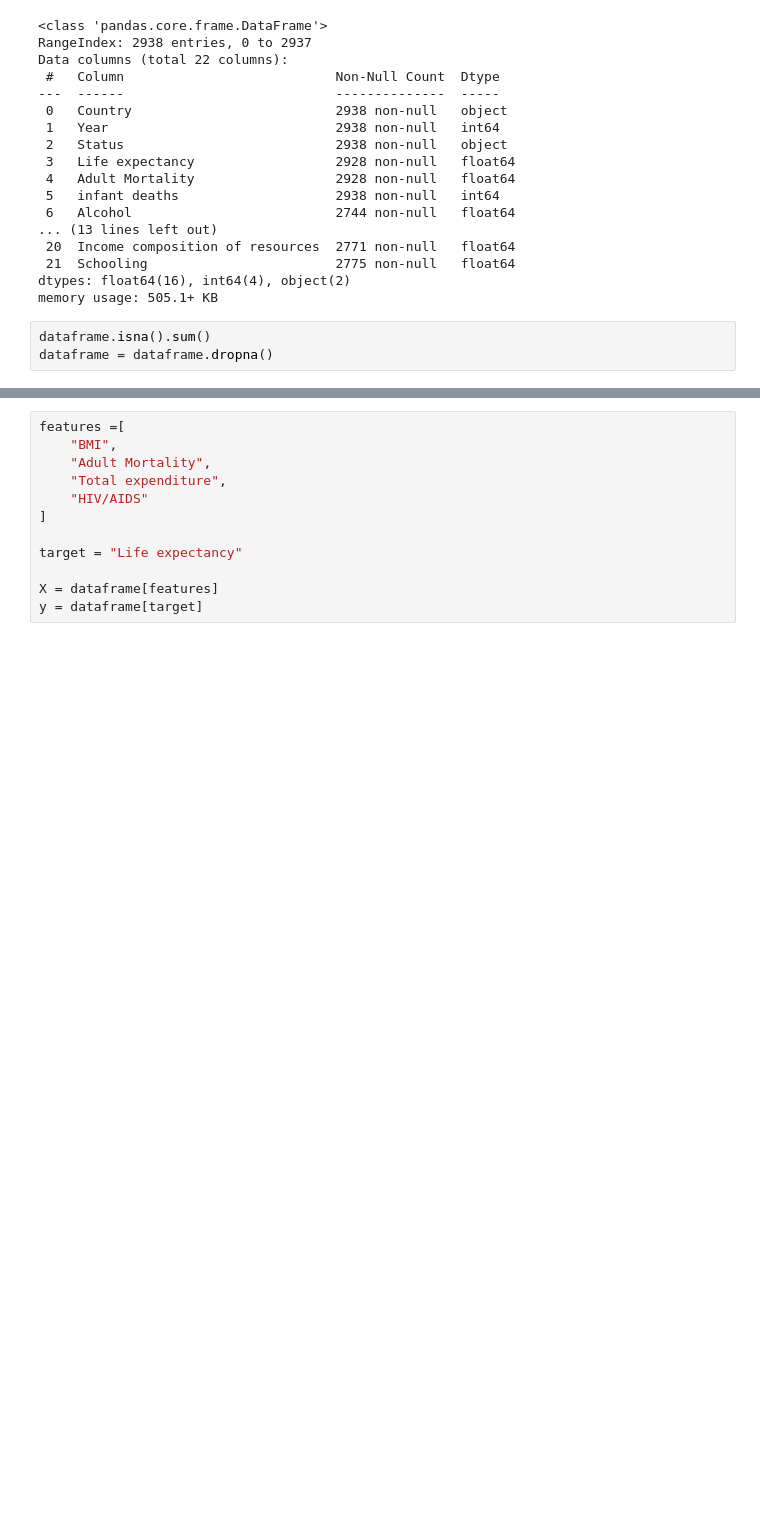
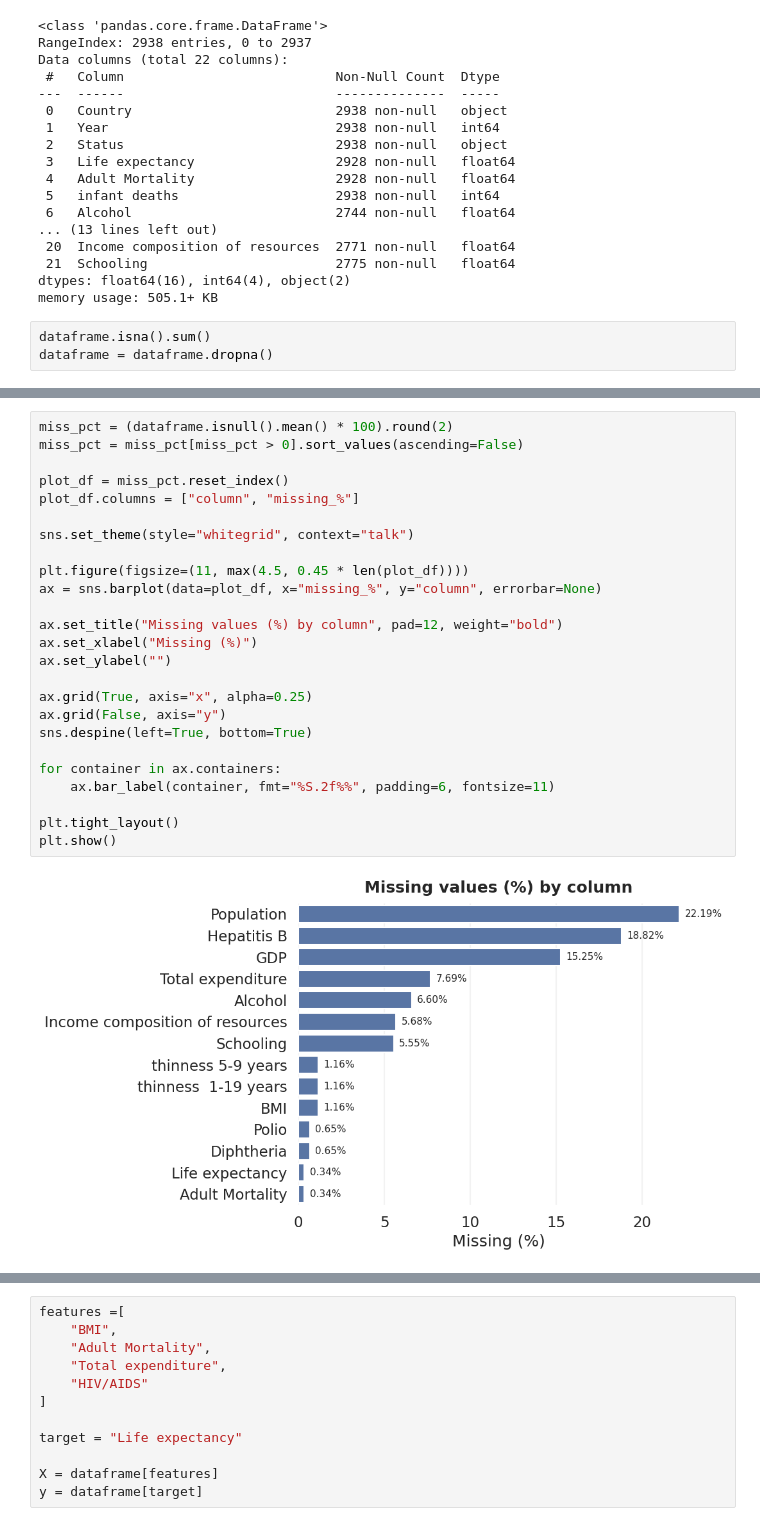
Before and after one commit to LukaMladicevic/UNP-LifeExpectancy, a Jupyter notebook: life_expectancy.ipynb, the cells around one changed output, grey strips where cells are left out. Cells and saved outputs as stored; diff of their text form; blank space fills up the shorter version.

```diff
--- a/life_expectancy.ipynb
+++ b/life_expectancy.ipynb
@@ -44,0 +90,27 @@ dataframe = dataframe.dropna()
+# %%
+miss_pct = (dataframe.isnull().mean() * 100).round(2)
+miss_pct = miss_pct[miss_pct > 0].sort_values(ascending=False)
+
+plot_df = miss_pct.reset_index()
+plot_df.columns = ["column", "missing_%"]
+
+sns.set_theme(style="whitegrid", context="talk")
+
+plt.figure(figsize=(11, max(4.5, 0.45 * len(plot_df))))
+ax = sns.barplot(data=plot_df, x="missing_%", y="column", errorbar=None)
+
+ax.set_title("Missing values (%) by column", pad=12, weight="bold")
+ax.set_xlabel("Missing (%)")
+ax.set_ylabel("")
+
+ax.grid(True, axis="x", alpha=0.25)
+ax.grid(False, axis="y")
+sns.despine(left=True, bottom=True)
+
+for container in ax.containers:
+    ax.bar_label(container, fmt="%S.2f%%", padding=6, fontsize=11)
+
+plt.tight_layout()
+plt.show()
+# %% [output]
+[figure, added]
```
Also changed, not shown: parts of 7 cells of this notebook, 2 other files.
